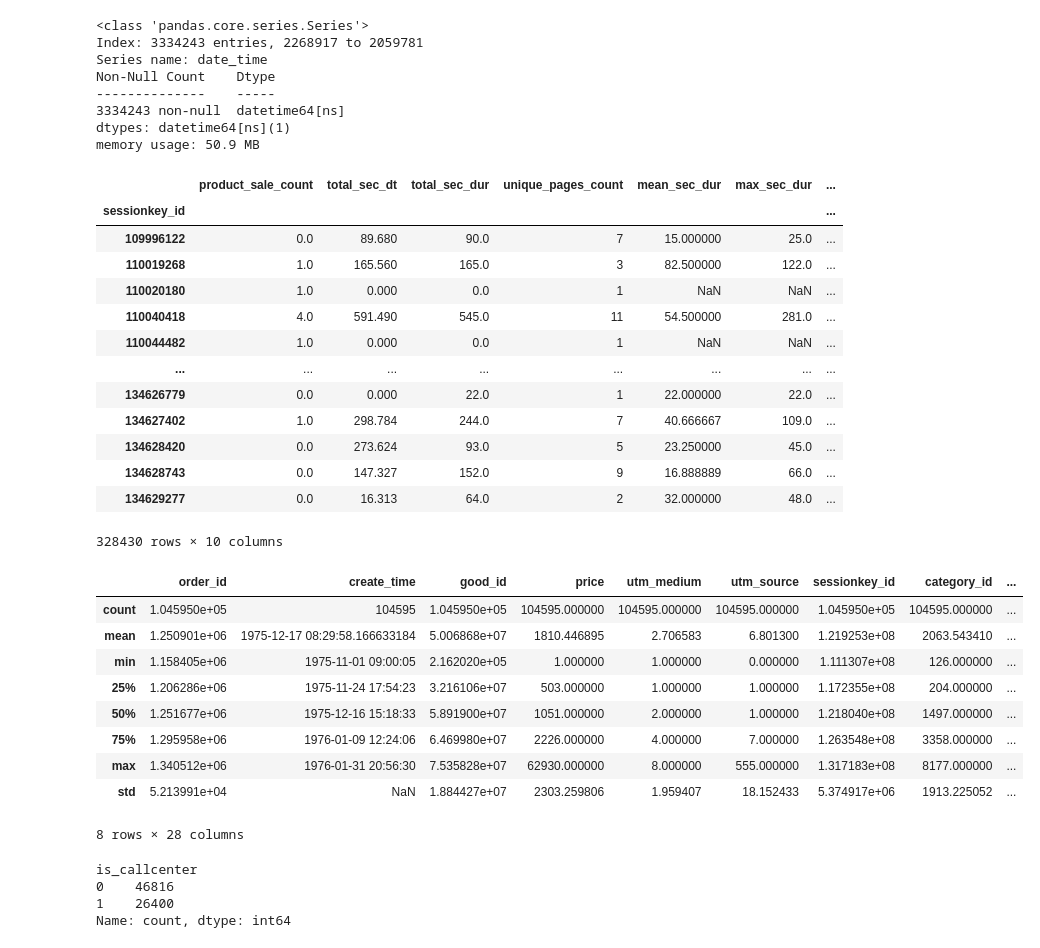
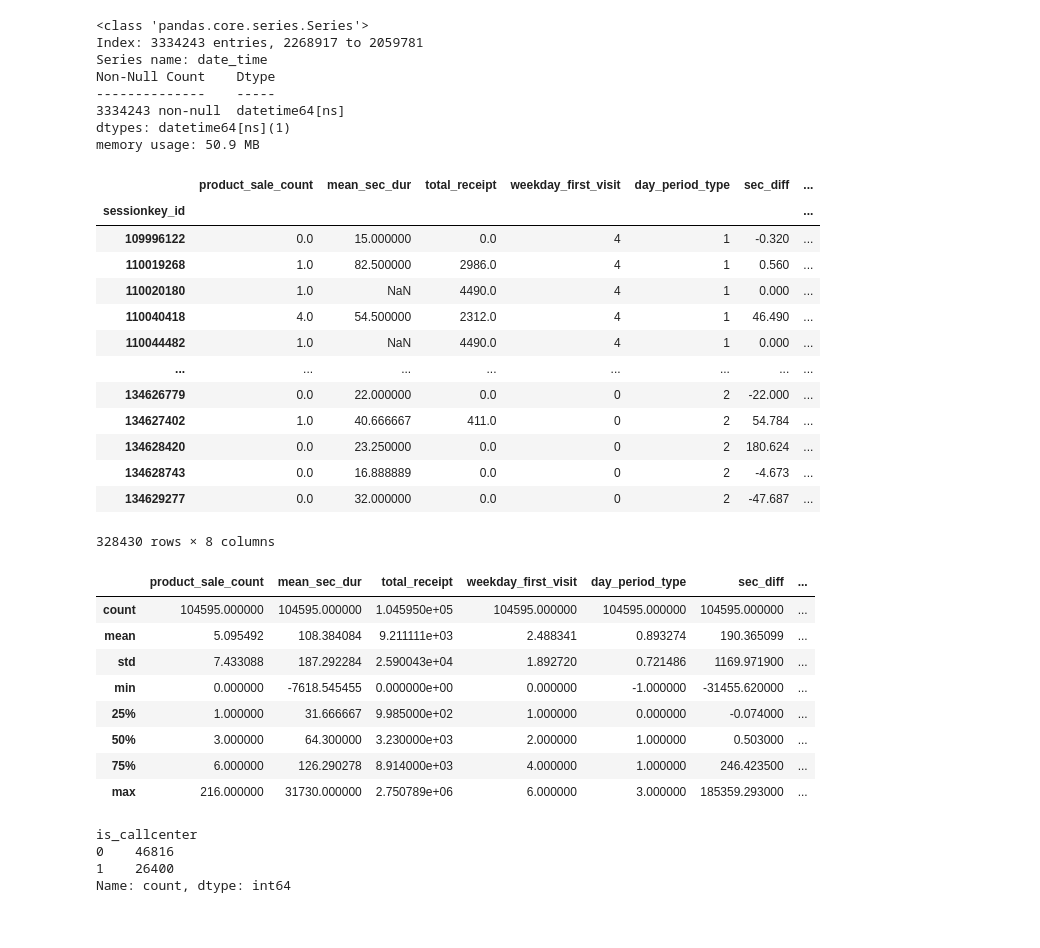
Before and after one commit to ArmJav/callcentermodel, a Jupyter notebook: prepocessing_fit.ipynb, the cells around one changed output. Cells and saved outputs as stored; diff of their text form; code cells hidden in the pictures.

```diff
--- a/prepocessing_fit.ipynb
+++ b/prepocessing_fit.ipynb
@@ -161,6 +161,7 @@ session_agg = web.groupby('sessionkey_id', sort=False).agg(
     unique_pages_count=('pageview_number', 'nunique'),
     mean_sec_dur=('pageview_duration_sec', 'mean'),
     max_sec_dur=('pageview_duration_sec', 'max'),
+    min_sec_dur=('pageview_duration_sec', 'min'),
     total_receipt=('price', 'sum'),
     weekday_first_visit=('date_time', lambda x: x.iloc[0].weekday()),
     day_period_type=('date_time', lambda x: 0 if 5 <= x.iloc[0].hour < 12 else
@@ -170,23 +171,27 @@ session_agg = web.groupby('sessionkey_id', sort=False).agg(
 )
 
 session_agg['sec_diff'] = session_agg['total_sec_dt'] - session_agg['total_sec_dur']
+session_agg['density_sale'] = session_agg['product_sale_count'] / session_agg['unique_pages_count']
+session_agg['sec_dur_diff'] = session_agg['max_sec_dur'] - session_agg['min_sec_dur']
+
+session_agg.drop(['max_sec_dur', 'unique_pages_count', 'min_sec_dur', 'total_sec_dt', 'total_sec_dur'], axis=1, inplace=True)
 
 session_agg
 # %% [output]
-|  | product_sale_count | total_sec_dt | total_sec_dur | unique_pages_count | mean_sec_dur | max_sec_dur | ... |
+|  | product_sale_count | mean_sec_dur | total_receipt | weekday_first_visit | day_period_type | sec_diff | ... |
 | sessionkey_id |  |  |  |  |  |  | ... |
-| 109996122 | 0.0 | 89.680 | 90.0 | 7 | 15.000000 | 25.0 | ... |
-| 110019268 | 1.0 | 165.560 | 165.0 | 3 | 82.500000 | 122.0 | ... |
-| 110020180 | 1.0 | 0.000 | 0.0 | 1 | NaN | NaN | ... |
-| 110040418 | 4.0 | 591.490 | 545.0 | 11 | 54.500000 | 281.0 | ... |
-| 110044482 | 1.0 | 0.000 | 0.0 | 1 | NaN | NaN | ... |
+| 109996122 | 0.0 | 15.000000 | 0.0 | 4 | 1 | -0.320 | ... |
+| 110019268 | 1.0 | 82.500000 | 2986.0 | 4 | 1 | 0.560 | ... |
+| 110020180 | 1.0 | NaN | 4490.0 | 4 | 1 | 0.000 | ... |
+| 110040418 | 4.0 | 54.500000 | 2312.0 | 4 | 1 | 46.490 | ... |
+| 110044482 | 1.0 | NaN | 4490.0 | 4 | 1 | 0.000 | ... |
 | ... | ... | ... | ... | ... | ... | ... | ... |
-| 134626779 | 0.0 | 0.000 | 22.0 | 1 | 22.000000 | 22.0 | ... |
-| 134627402 | 1.0 | 298.784 | 244.0 | 7 | 40.666667 | 109.0 | ... |
-| 134628420 | 0.0 | 273.624 | 93.0 | 5 | 23.250000 | 45.0 | ... |
-| 134628743 | 0.0 | 147.327 | 152.0 | 9 | 16.888889 | 66.0 | ... |
-| 134629277 | 0.0 | 16.313 | 64.0 | 2 | 32.000000 | 48.0 | ... |
+| 134626779 | 0.0 | 22.000000 | 0.0 | 0 | 2 | -22.000 | ... |
+| 134627402 | 1.0 | 40.666667 | 411.0 | 0 | 2 | 54.784 | ... |
+| 134628420 | 0.0 | 23.250000 | 0.0 | 0 | 2 | 180.624 | ... |
+| 134628743 | 0.0 | 16.888889 | 0.0 | 0 | 2 | -4.673 | ... |
+| 134629277 | 0.0 | 32.000000 | 0.0 | 0 | 2 | -47.687 | ... |
-328430 rows × 10 columns
+328430 rows × 8 columns
 # %%
 X_tr = train.merge(session_agg, how='left', on='sessionkey_id', sort=False)
 X_tr.sort_values('create_time', inplace=True)
@@ -212,18 +217,17 @@ train_df, temp = train_test_split(X_tr, test_size=0.3,
 val_df, test_df = train_test_split(temp, test_size=0.5,
                                                   random_state=42, shuffle=False)
 # %%
-X_tr.describe()
+X_tr[session_agg.columns].describe()
 # %% [output]
-|  | order_id | create_time | good_id | price | utm_medium | utm_source | sessionkey_id | category_id | ... |
-| count | 1.045950e+05 | 104595 | 1.045950e+05 | 104595.000000 | 104595.000000 | 104595.000000 | 1.045950e+05 | 104595.000000 | ... |
-| mean | 1.250901e+06 | 1975-12-17 08:29:58.166633184 | 5.006868e+07 | 1810.446895 | 2.706583 | 6.801300 | 1.219253e+08 | 2063.543410 | ... |
-| min | 1.158405e+06 | 1975-11-01 09:00:05 | 2.162020e+05 | 1.000000 | 1.000000 | 0.000000 | 1.111307e+08 | 126.000000 | ... |
-| 25% | 1.206286e+06 | 1975-11-24 17:54:23 | 3.216106e+07 | 503.000000 | 1.000000 | 1.000000 | 1.172355e+08 | 204.000000 | ... |
-| 50% | 1.251677e+06 | 1975-12-16 15:18:33 | 5.891900e+07 | 1051.000000 | 2.000000 | 1.000000 | 1.218040e+08 | 1497.000000 | ... |
-| 75% | 1.295958e+06 | 1976-01-09 12:24:06 | 6.469980e+07 | 2226.000000 | 4.000000 | 7.000000 | 1.263548e+08 | 3358.000000 | ... |
-| max | 1.340512e+06 | 1976-01-31 20:56:30 | 7.535828e+07 | 62930.000000 | 8.000000 | 555.000000 | 1.317183e+08 | 8177.000000 | ... |
-| std | 5.213991e+04 | NaN | 1.884427e+07 | 2303.259806 | 1.959407 | 18.152433 | 5.374917e+06 | 1913.225052 | ... |
+|  | product_sale_count | mean_sec_dur | total_receipt | weekday_first_visit | day_period_type | sec_diff | ... |
+| count | 104595.000000 | 104595.000000 | 1.045950e+05 | 104595.000000 | 104595.000000 | 104595.000000 | ... |
+| mean | 5.095492 | 108.384084 | 9.211111e+03 | 2.488341 | 0.893274 | 190.365099 | ... |
+| std | 7.433088 | 187.292284 | 2.590043e+04 | 1.892720 | 0.721486 | 1169.971900 | ... |
+| min | 0.000000 | -7618.545455 | 0.000000e+00 | 0.000000 | -1.000000 | -31455.620000 | ... |
+| 25% | 1.000000 | 31.666667 | 9.985000e+02 | 1.000000 | 0.000000 | -0.074000 | ... |
+| 50% | 3.000000 | 64.300000 | 3.230000e+03 | 2.000000 | 1.000000 | 0.503000 | ... |
+| 75% | 6.000000 | 126.290278 | 8.914000e+03 | 4.000000 | 1.000000 | 246.423500 | ... |
+| max | 216.000000 | 31730.000000 | 2.750789e+06 | 6.000000 | 3.000000 | 185359.293000 | ... |
-8 rows × 28 columns
 # %%
 train_df['is_callcenter'].value_counts()
 # %% [output]
```
Also changed, not shown: parts of 15 cells of this notebook.
